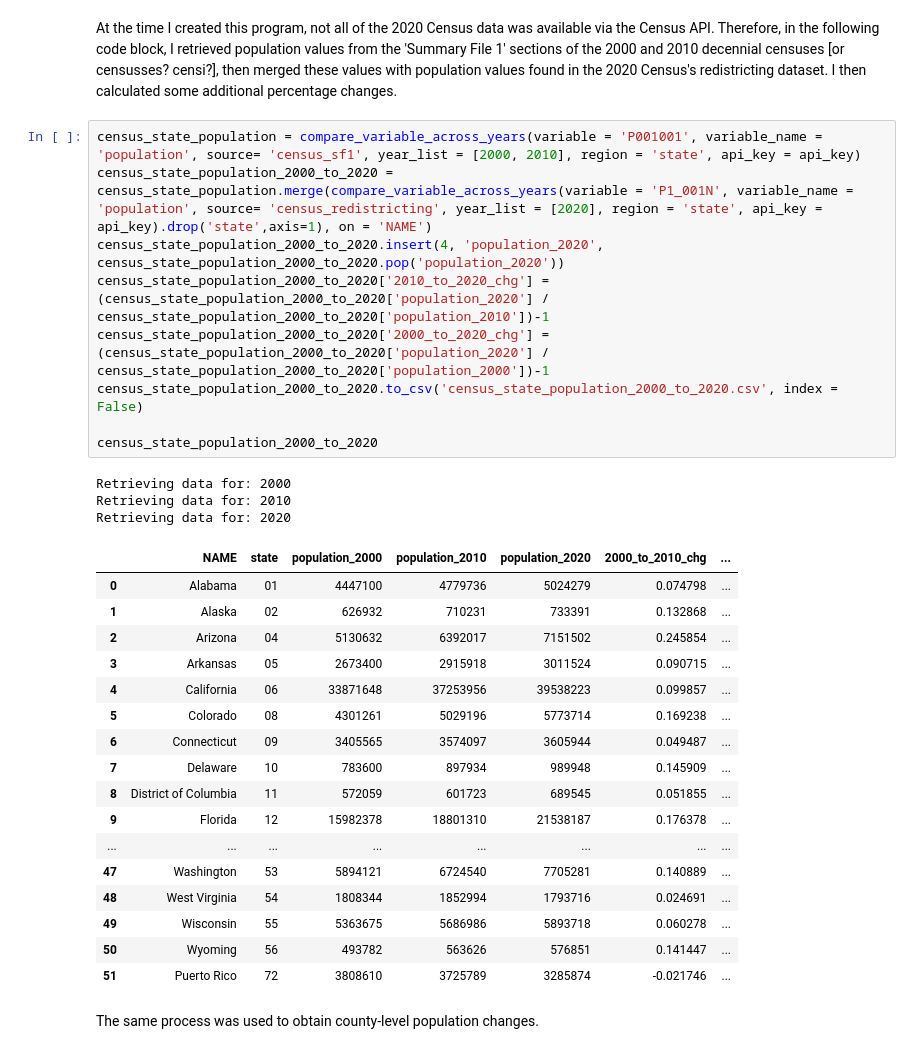
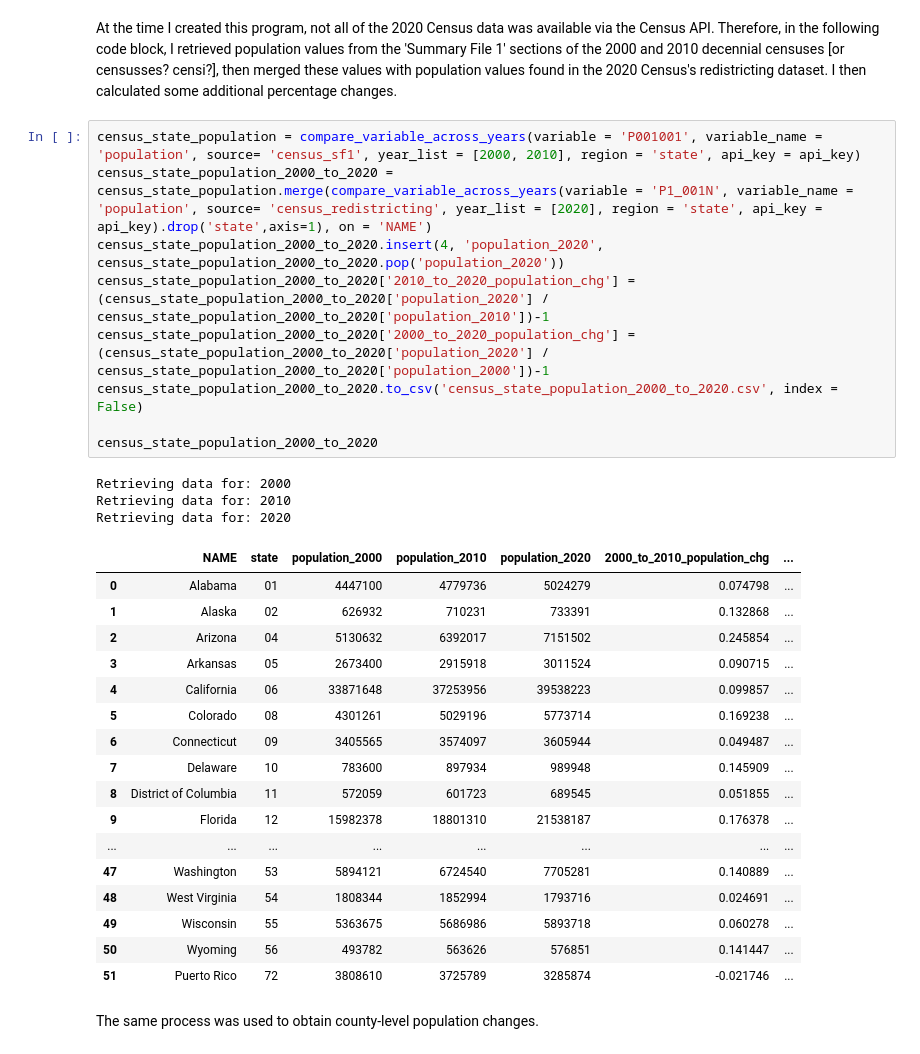
Before and after one commit to kburchfiel/census_query_tutorial, a Jupyter notebook: census_query_tutorial_v5.ipynb, the cells around one changed output. Saved outputs shown, nothing was run; the diff lists cells and outputs as text.

Commit message:
Added variable name to pct change columns

```diff
--- a/census_query_tutorial_v5.ipynb
+++ b/census_query_tutorial_v5.ipynb
@@ -593,17 +593,17 @@ At the time I created this program, not all of the 2020 Census data was availabl
 # %%
 census_state_population = compare_variable_across_years(variable = 'P001001', variable_name = 'population', source= 'census_sf1', year_list = [2000, 2010], region = 'state', api_key = api_key)
 census_state_population_2000_to_2020 = census_state_population.merge(compare_variable_across_years(variable = 'P1_001N', variable_name = 'population', source= 'census_redistricting', year_list = [2020], region = 'state', api_key = api_key).drop('state',axis=1), on = 'NAME')
 census_state_population_2000_to_2020.insert(4, 'population_2020', census_state_population_2000_to_2020.pop('population_2020'))
-census_state_population_2000_to_2020['2010_to_2020_chg'] = (census_state_population_2000_to_2020['population_2020'] / census_state_population_2000_to_2020['population_2010'])-1
-census_state_population_2000_to_2020['2000_to_2020_chg'] = (census_state_population_2000_to_2020['population_2020'] / census_state_population_2000_to_2020['population_2000'])-1
+census_state_population_2000_to_2020['2010_to_2020_population_chg'] = (census_state_population_2000_to_2020['population_2020'] / census_state_population_2000_to_2020['population_2010'])-1
+census_state_population_2000_to_2020['2000_to_2020_population_chg'] = (census_state_population_2000_to_2020['population_2020'] / census_state_population_2000_to_2020['population_2000'])-1
 census_state_population_2000_to_2020.to_csv('census_state_population_2000_to_2020.csv', index = False)
 
 census_state_population_2000_to_2020
 # %% [output]
 Retrieving data for: 2000
 Retrieving data for: 2010
 Retrieving data for: 2020
-|  | NAME | state | population_2000 | population_2010 | population_2020 | 2000_to_2010_chg | ... |
+|  | NAME | state | population_2000 | population_2010 | population_2020 | 2000_to_2010_population_chg | ... |
 | 0 | Alabama | 01 | 4447100 | 4779736 | 5024279 | 0.074798 | ... |
 | 1 | Alaska | 02 | 626932 | 710231 | 733391 | 0.132868 | ... |
 | 2 | Arizona | 04 | 5130632 | 6392017 | 7151502 | 0.245854 | ... |
```
Also changed, not shown: parts of 10 cells of this notebook, 11 other files.
